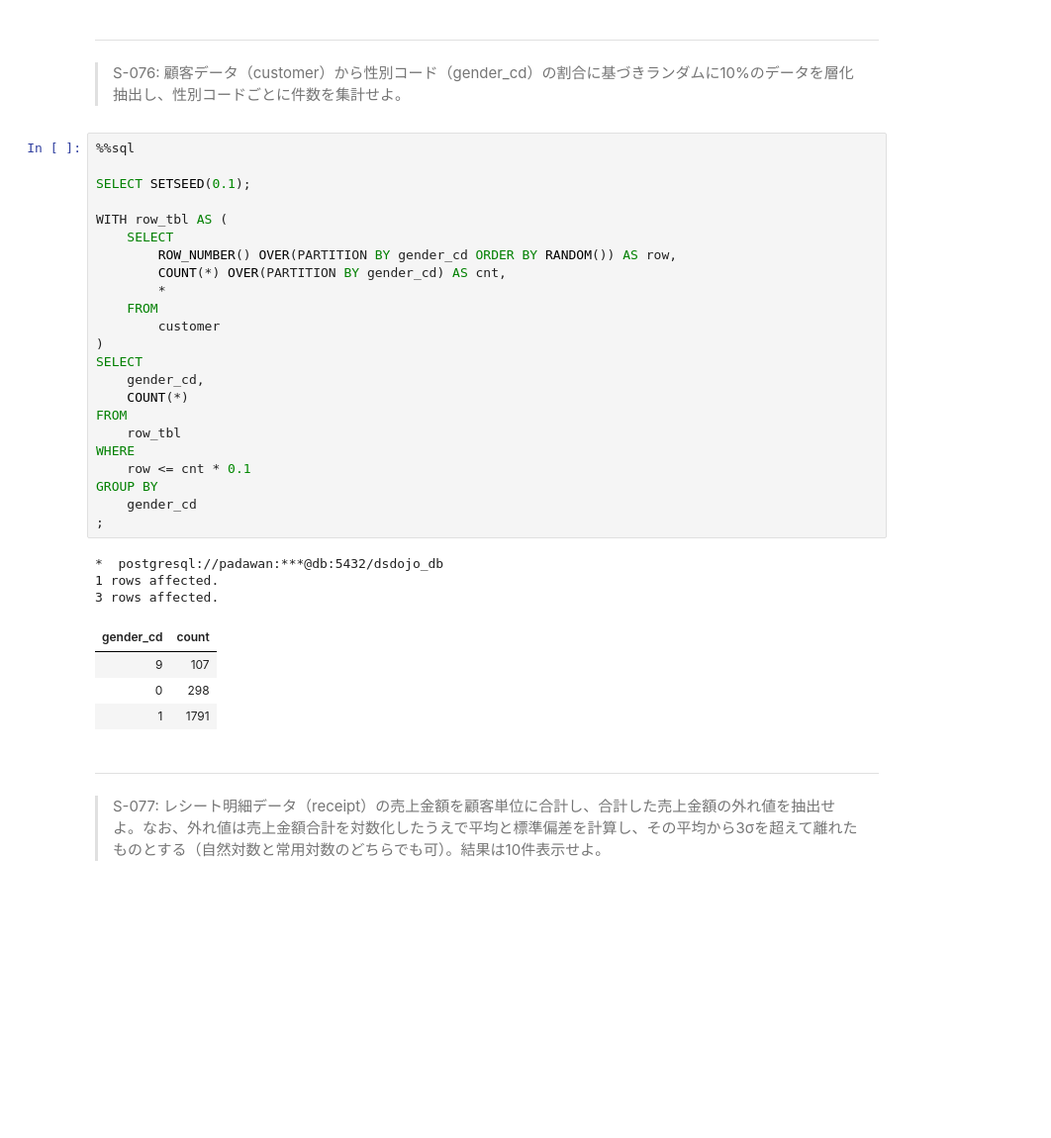
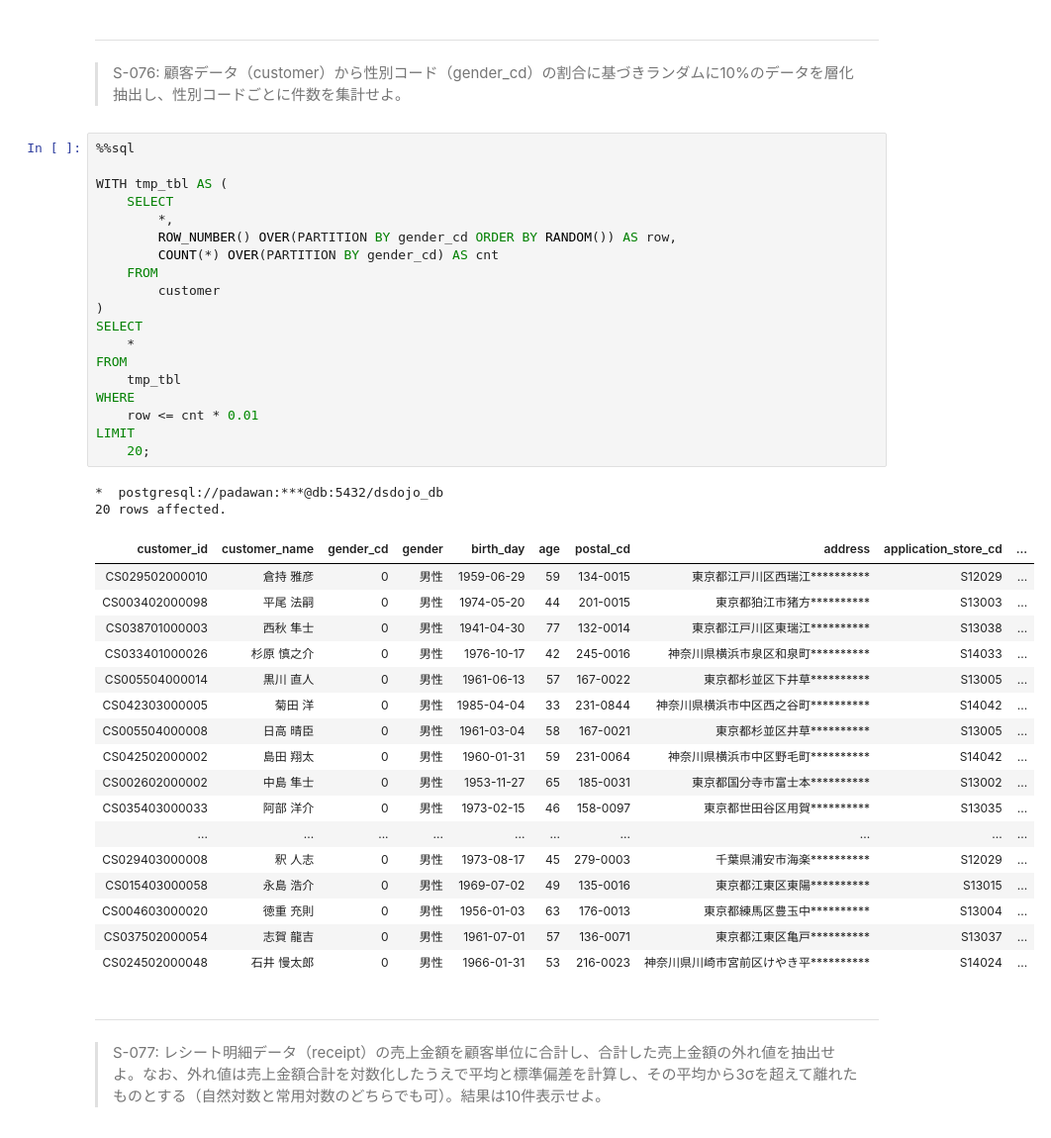
Before and after one commit to palakpaneerer/100knocks-preprocess, a Jupyter notebook: docker/work/preprocess_knock_SQL.ipynb, the cells around one changed output. Shown: that part at 99% size. Drawn from its saved outputs; the diff is of its cells as text; blank space fills up the shorter version.

```diff
--- a/docker/work/preprocess_knock_SQL.ipynb
+++ b/docker/work/preprocess_knock_SQL.ipynb
@@ -2331,34 +2437,42 @@ LIMIT
 # %%
 %%sql
 
-SELECT SETSEED(0.1);
-
-WITH row_tbl AS (
+WITH tmp_tbl AS (
     SELECT
+        *,
         ROW_NUMBER() OVER(PARTITION BY gender_cd ORDER BY RANDOM()) AS row,
-        COUNT(*) OVER(PARTITION BY gender_cd) AS cnt,
-        *
+        COUNT(*) OVER(PARTITION BY gender_cd) AS cnt
     FROM
         customer
 )
 SELECT
-    gender_cd,
-    COUNT(*)
+    *
 FROM
-    row_tbl
+    tmp_tbl
 WHERE
-    row <= cnt * 0.1
-GROUP BY
-    gender_cd
-;
+    row <= cnt * 0.01
+LIMIT
+    20;
 # %% [output]
 *  postgresql://padawan:***@db:5432/dsdojo_db
-1 rows affected.
-3 rows affected.
+20 rows affected.
-| gender_cd | count |
-| 9 | 107 |
-| 0 | 298 |
-| 1 | 1791 |
+| customer_id | customer_name | gender_cd | gender | birth_day | age | postal_cd | address | application_store_cd | ... |
+| CS029502000010 | 倉持 雅彦 | 0 | 男性 | 1959-06-29 | 59 | 134-0015 | 東京都江戸川区西瑞江********** | S12029 | ... |
+| CS003402000098 | 平尾 法嗣 | 0 | 男性 | 1974-05-20 | 44 | 201-0015 | 東京都狛江市猪方********** | S13003 | ... |
+| CS038701000003 | 西秋 隼士 | 0 | 男性 | 1941-04-30 | 77 | 132-0014 | 東京都江戸川区東瑞江********** | S13038 | ... |
+| CS033401000026 | 杉原 慎之介 | 0 | 男性 | 1976-10-17 | 42 | 245-0016 | 神奈川県横浜市泉区和泉町********** | S14033 | ... |
+| CS005504000014 | 黒川 直人 | 0 | 男性 | 1961-06-13 | 57 | 167-0022 | 東京都杉並区下井草********** | S13005 | ... |
+| CS042303000005 | 菊田 洋 | 0 | 男性 | 1985-04-04 | 33 | 231-0844 | 神奈川県横浜市中区西之谷町********** | S14042 | ... |
+| CS005504000008 | 日高 晴臣 | 0 | 男性 | 1961-03-04 | 58 | 167-0021 | 東京都杉並区井草********** | S13005 | ... |
+| CS042502000002 | 島田 翔太 | 0 | 男性 | 1960-01-31 | 59 | 231-0064 | 神奈川県横浜市中区野毛町********** | S14042 | ... |
+| CS002602000002 | 中島 隼士 | 0 | 男性 | 1953-11-27 | 65 | 185-0031 | 東京都国分寺市富士本********** | S13002 | ... |
+| CS035403000033 | 阿部 洋介 | 0 | 男性 | 1973-02-15 | 46 | 158-0097 | 東京都世田谷区用賀********** | S13035 | ... |
+| ... | ... | ... | ... | ... | ... | ... | ... | ... | ... |
+| CS029403000008 | 釈 人志 | 0 | 男性 | 1973-08-17 | 45 | 279-0003 | 千葉県浦安市海楽********** | S12029 | ... |
+| CS015403000058 | 永島 浩介 | 0 | 男性 | 1969-07-02 | 49 | 135-0016 | 東京都江東区東陽********** | S13015 | ... |
+| CS004603000020 | 徳重 充則 | 0 | 男性 | 1956-01-03 | 63 | 176-0013 | 東京都練馬区豊玉中********** | S13004 | ... |
+| CS037502000054 | 志賀 龍吉 | 0 | 男性 | 1961-07-01 | 57 | 136-0071 | 東京都江東区亀戸********** | S13037 | ... |
+| CS024502000048 | 石井 慢太郎 | 0 | 男性 | 1966-01-31 | 53 | 216-0023 | 神奈川県川崎市宮前区けやき平********** | S14024 | ... |
 # %% [markdown]
 ---
 > S-077: レシート明細データ（receipt）の売上金額を顧客単位に合計し、合計した売上金額の外れ値を抽出せよ。なお、外れ値は売上金額合計を対数化したうえで平均と標準偏差を計算し、その平均から3σを超えて離れたものとする（自然対数と常用対数のどちらでも可）。結果は10件表示せよ。
```
Also changed, not shown: parts of 24 cells of this notebook.
